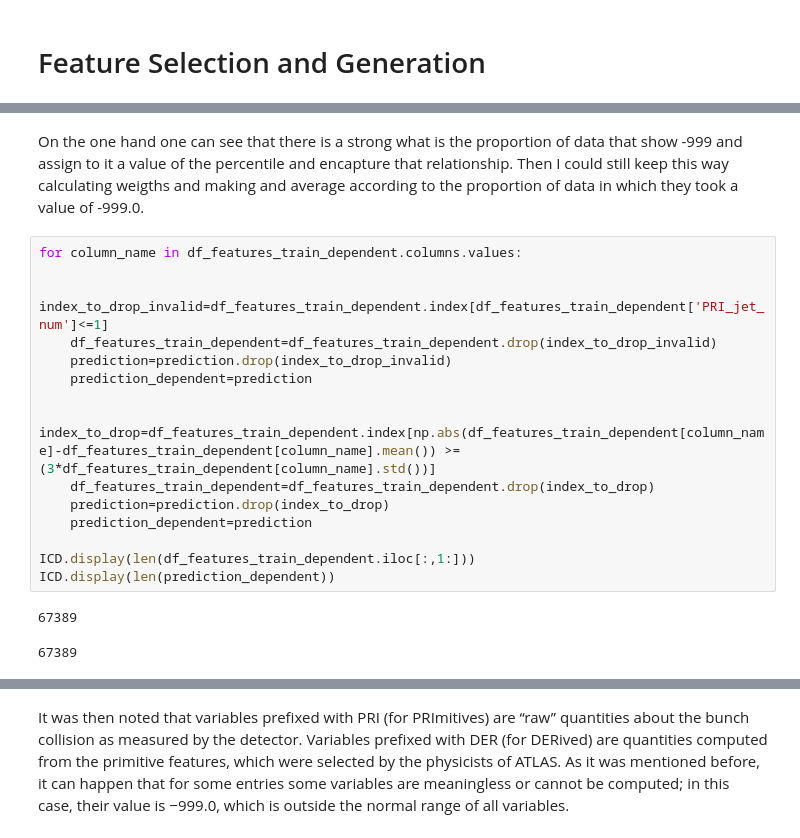
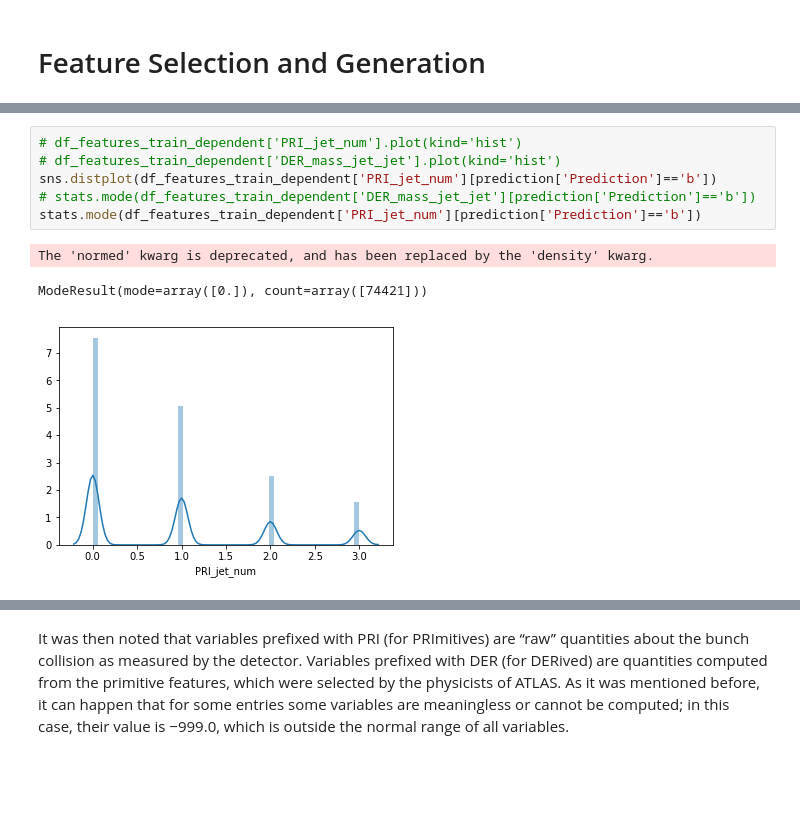
Before and after one commit to gianlucamancini7/machine_learning, a Jupyter notebook: main.ipynb, the cells around one changed output, grey strips where cells are left out. Drawn from its saved outputs; the diff is of its cells as text; blank space fills up the shorter version.

```diff
--- a/main.ipynb
+++ b/main.ipynb
@@ -253,20 +280,10 @@ df_features_train_dependent.corr()
-# %% [markdown]
-On the one hand one can see that there is a strong what is the proportion of data that show -999 and assign to it a value of the percentile and encapture that relationship. Then I could still keep this way calculating weigths and making and average according to the proportion of data in which they took a value of -999.0.
-# %%
-for column_name in df_features_train_dependent.columns.values:
-
-    index_to_drop_invalid=df_features_train_dependent.index[df_features_train_dependent['PRI_jet_num']<=1]
-    df_features_train_dependent=df_features_train_dependent.drop(index_to_drop_invalid)
-    prediction=prediction.drop(index_to_drop_invalid)
-    prediction_dependent=prediction
-
-    index_to_drop=df_features_train_dependent.index[np.abs(df_features_train_dependent[column_name]-df_features_train_dependent[column_name].mean()) >= (3*df_features_train_dependent[column_name].std())]
-    df_features_train_dependent=df_features_train_dependent.drop(index_to_drop)
-    prediction=prediction.drop(index_to_drop)
-    prediction_dependent=prediction
-
-ICD.display(len(df_features_train_dependent.iloc[:,1:]))
-ICD.display(len(prediction_dependent))
-# %% [output]
-67389
-67389
+# %%
+# df_features_train_dependent['PRI_jet_num'].plot(kind='hist')
+# df_features_train_dependent['DER_mass_jet_jet'].plot(kind='hist')
+sns.distplot(df_features_train_dependent['PRI_jet_num'][prediction['Prediction']=='b'])
+# stats.mode(df_features_train_dependent['DER_mass_jet_jet'][prediction['Prediction']=='b'])
+stats.mode(df_features_train_dependent['PRI_jet_num'][prediction['Prediction']=='b'])
+# %% [output]
+The 'normed' kwarg is deprecated, and has been replaced by the 'density' kwarg.
+ModeResult(mode=array([0.]), count=array([74421]))
+[figure, added]
```
Also changed, not shown: parts of 22 cells of this notebook, 2 other files.
